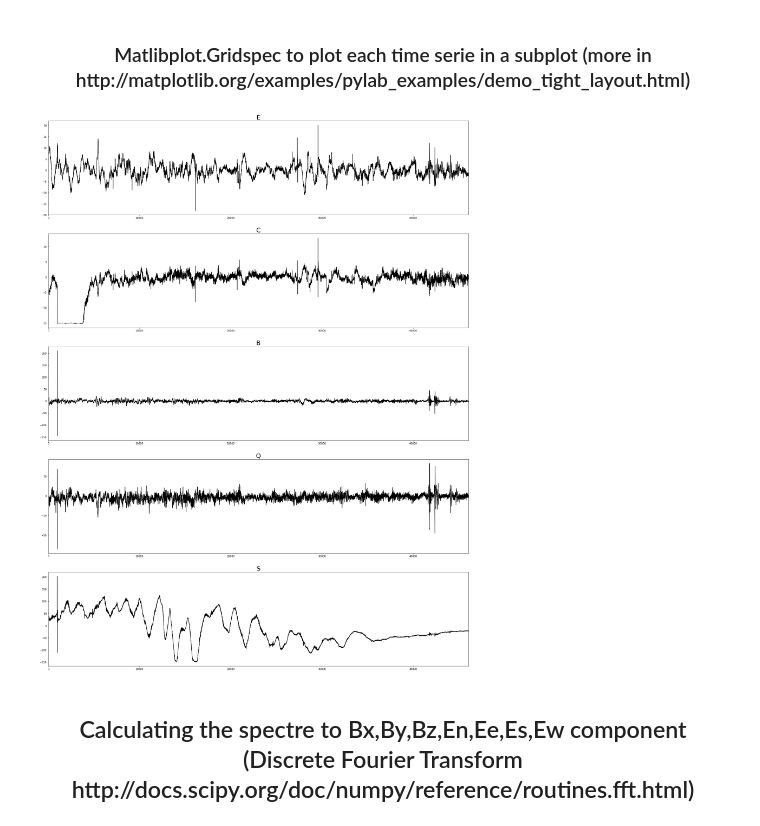
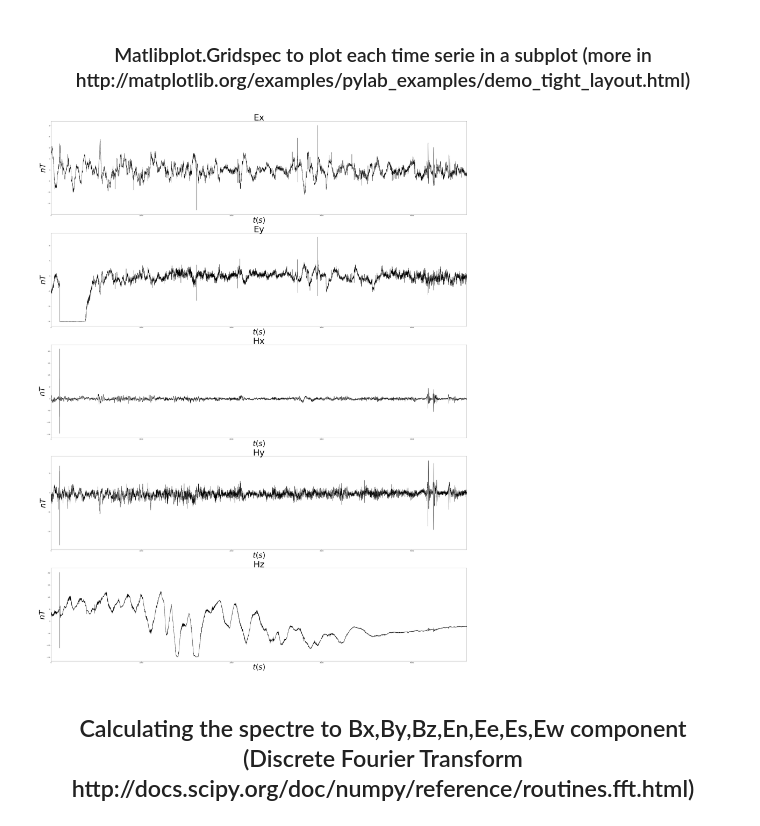
Before and after one commit to arturbenevides/MSc_Geophysics, a Jupyter notebook: Notebooks/Serie temporais e Espectros de Potencia MT.ipynb, the cells around one changed output. Drawn from its saved outputs; the diff is of its cells as text; code cells hidden in the pictures.

```diff
--- a/Notebooks/Serie temporais e Espectros de Potencia MT.ipynb
+++ b/Notebooks/Serie temporais e Espectros de Potencia MT.ipynb
@@ -49,3 +39,5 @@ ValueError: could not convert string to float: ,
+# %%
+header=('Ex','Ey', 'Hx', 'Hy', 'Hz')
 # %% [markdown]
 <h2 align="center">  Plotando séries temporais </h2>
 
@@ -62,16 +54,18 @@ CANAIS = [Ex,Ey,Hx,Hy,Hz]
 # %% [markdown]
 <h3 align='center'>Matlibplot.Gridspec to plot each time serie in a subplot (more in http://matplotlib.org/examples/pylab_examples/demo_tight_layout.html)</h3>
 # %%
-fig = mpl.figure(figsize=(30,40))
+fig = mpl.figure(figsize=(60,80))
 gs1 = gridspec.GridSpec(len(CANAIS),1)
 
 for i,j in enumerate(CANAIS):
     ax = fig.add_subplot(gs1[i])
-    ax.set_title(header[i],fontsize=25)
+    ax.set_title(header[i],fontsize=70)
+    plt.ylabel('$nT$', fontsize=60)
+    plt.xlabel('$t(s)$', fontsize=60)
     ax.plot(np.arange(len(CANAIS[0])),j,'k')
     ax.set_xlim(min(np.arange(len(CANAIS[0]))),max(np.arange(len(CANAIS[0]))))
 # %% [output]
-[figure, old version]
+[figure, new version]
 # %% [markdown]
 <h2 align='center'> Calculating the spectre to Bx,By,Bz,En,Ee,Es,Ew component  (Discrete Fourier Transform http://docs.scipy.org/doc/numpy/reference/routines.fft.html)</h2>
 # %% [markdown]
```
Also changed, not shown: parts of 4 cells of this notebook, 3 other files.
